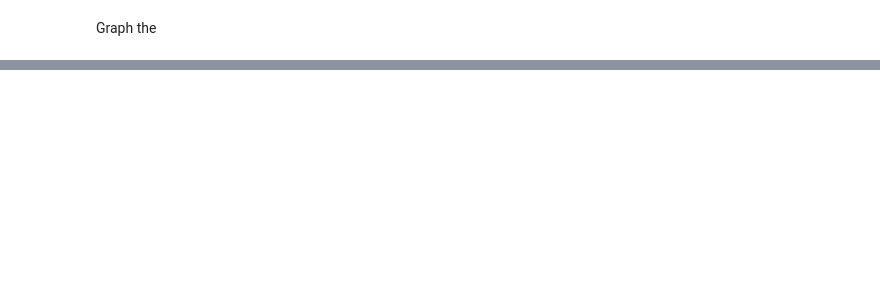
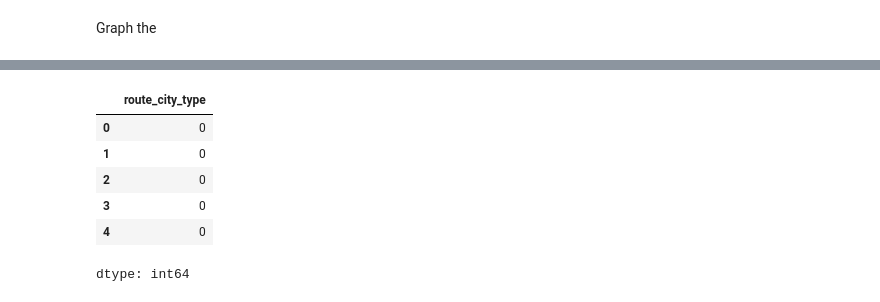
Before and after one commit to yuancx2025/526_project_group2, a Jupyter notebook: Data_science.ipynb, the cells around one changed output, grey strips where cells are left out. Saved outputs shown, nothing was run; the diff lists cells and outputs as text; code cells hidden in the pictures; blank space fills up the shorter version.

```diff
--- a/Data_science.ipynb
+++ b/Data_science.ipynb
@@ -271,3 +273,10 @@ P-value: 0.0000
 Distribution: F(5125,217125)
 
 Included effects: Entity, Time
+# %%
+import pandas as pd
+
+data["airline_route_grp"] = data["airline_id"].astype(str) + "_" + data["route"].astype(str)
+df = data.copy()
+# check variable
+df[['route','year','HHI_route','meanfare','maxfare','minfare','gini','gini_airline','airline_id','airline_route_grp']].info()
@@ -431,0 +379,10 @@ plt.show()
+# %%
+data['origin_size'] = pd.qcut(data['pop_o'], q=5, labels=['S','M','L','XL','XXL'])
+data['dest_size']   = pd.qcut(data['pop_d'], q=5, labels=['S','M','L','XL','XXL'])
+
+threshold = data['pop_o'].quantile(0.8)
+data['origin_bigcity'] = np.where(data['pop_o'] >= threshold, 1, 0)
+data['dest_bigcity']   = np.where(data['pop_d'] >= threshold, 1, 0)
+
+data['route_city_type'] = data['origin_bigcity'] +  data['dest_bigcity']
+data.info()
@@ -431,0 +407,10 @@ plt.show()
+# %%
+data['route_city_type'].head()
+# %% [output]
+|  | route_city_type |
+| 0 | 0 |
+| 1 | 0 |
+| 2 | 0 |
+| 3 | 0 |
+| 4 | 0 |
+dtype: int64
```
Also changed, not shown: parts of 14 cells of this notebook.
